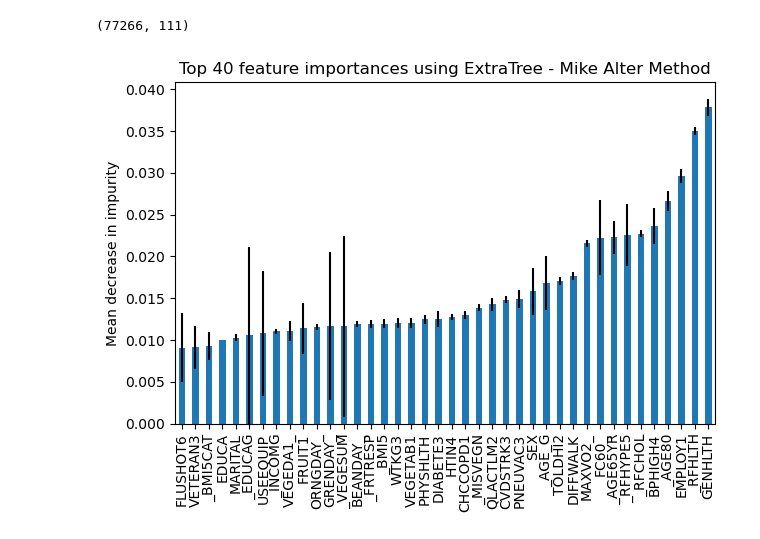
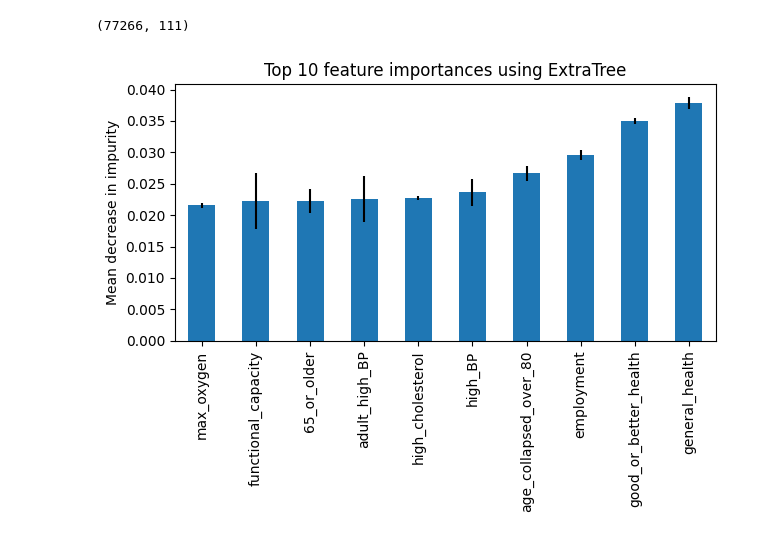
Before and after one commit to Madelinehazel/UofT_3253_term_project, a Jupyter notebook: notebooks/heart_disease_data_cleaning-Mike_alternative_method.ipynb, the cells around one changed output. Cells and saved outputs as stored; diff of their text form; code cells hidden in the pictures.

```diff
--- a/notebooks/heart_disease_data_cleaning-Mike_alternative_method.ipynb
+++ b/notebooks/heart_disease_data_cleaning-Mike_alternative_method.ipynb
@@ -111,8 +88,6 @@ data_missing.shape
 # %%
 # remove columns with greater than 30% missingness
-selected_columns = data.columns.difference(
-    data_missing["Column"].values.tolist()
-)
+selected_columns = data.columns.difference(data_missing["Column"].values.tolist())
 data_removed_30_threshold = (data[selected_columns]).copy()
 
 data_removed_30_threshold.shape
@@ -158,8 +143,12 @@ data_removed_30_threshold.shape
 # %%
 # c) Downsample "_MICHD" = 0 to equal rows in "_MICHD" = 1
 
-data_1 = data_removed_30_threshold[data_removed_30_threshold["_MICHD"] == 1]  # heart disease
-data_0 = data_removed_30_threshold[data_removed_30_threshold["_MICHD"] == 0]  # no heart disease
+data_1 = data_removed_30_threshold[
+    data_removed_30_threshold["_MICHD"] == 1
+]  # heart disease
+data_0 = data_removed_30_threshold[
+    data_removed_30_threshold["_MICHD"] == 0
+]  # no heart disease
 data_0_downsample = data_0.sample(
     n=38633, replace=False, random_state=42
 )  # same number of observations as those with heart disease
@@ -519,6 +508,13 @@ filtered_data["_HCVU651"] = filtered_data["_HCVU651"].replace({2: 0, 9: np.nan})
 # 8: unable to work
 # 9: refused
 filtered_data["EMPLOY1"] = filtered_data["EMPLOY1"].replace({9: np.nan})
+
+
+# _VEGLT1: Consume Vegetables 1 or more times per day
+# 1: Consumed vegetables one or more times per day
+# 2: Consumed vegetables less than one time per day
+# 9: Don´t know, refused or missing values
+filtered_data["_VEGLT1"] = filtered_data["_VEGLT1"].replace({9: np.nan})
 # %%
 # Miguel's columns
 # _EDUCAG
@@ -1110,16 +1090,31 @@ clf.fit(X_transform, y)
 importances = clf.feature_importances_
 std = np.std([tree.feature_importances_ for tree in clf.estimators_], axis=0)
 # %%
-# plot top 40 most important features
+# plot top 10 most important features
 forest_importances = pd.Series(importances, index=X_transform.columns).sort_values()[
-    -40:
+    -10:
 ]
+forest_importances.rename(
+    {
+        "MAXVO2_": "max_oxygen",
+        "FC60_": "functional_capacity",
+        "_AGE65YR": "65_or_older",
+        "_RFHYPE5": "adult_high_BP",
+        "_RFCHOL": "high_cholesterol",
+        "BPHIGH4": "high_BP",
+        "_AGE80": "age_collapsed_over_80",
+        "EMPLOY1": "employment",
+        "_RFHLTH": "good_or_better_health",
+        "GENHLTH": "general_health",
+    },
+    inplace=True,
+)
 fig, ax = plt.subplots()
-forest_importances.plot.bar(yerr=std[-40:], ax=ax)
-ax.set_title("Top 40 feature importances using ExtraTree - Mike Alter Method")
+forest_importances.plot.bar(yerr=std[-10:], ax=ax)
+ax.set_title("Top 10 feature importances using ExtraTree")
 ax.set_ylabel("Mean decrease in impurity")
 fig.tight_layout()
-plt.savefig('features_mike.png')
+plt.savefig("../figures/top_10_features.png")
 # %% [output]
-[figure, old version]
+[figure, new version]
 # %%
```
Also changed, not shown: parts of 25 cells of this notebook.
